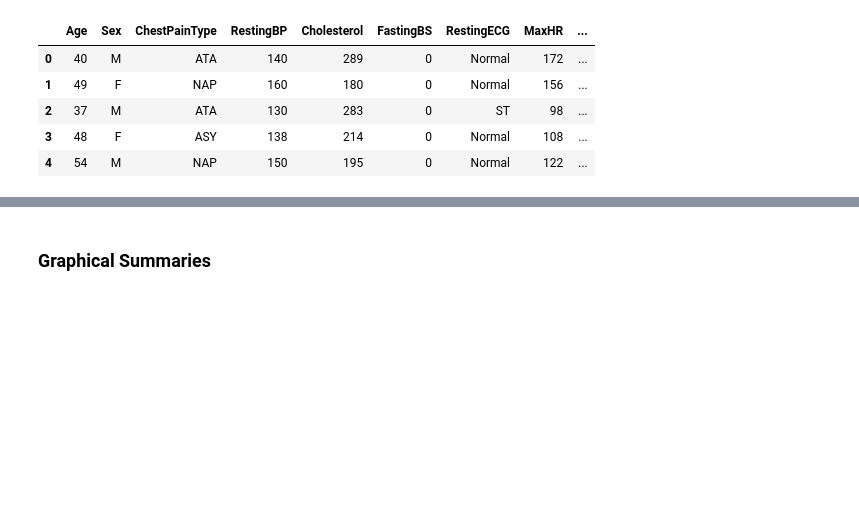
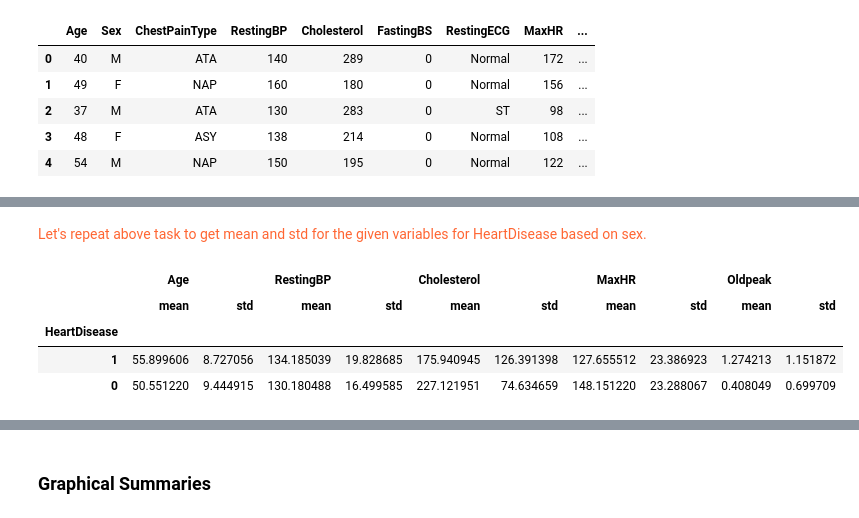
Before and after one commit to akoncsugit/HeartFailure, a Jupyter notebook: FinalProject.ipynb, the cells around one changed output, grey strips where cells are left out. Cells and saved outputs as stored; diff of their text form; code cells hidden in the pictures; blank space fills up the shorter version.

```diff
--- a/FinalProject.ipynb
+++ b/FinalProject.ipynb
@@ -64,0 +115,14 @@ only showing top 5 rows
+# %% [markdown]
+<p  style="color:#ff6633;"> Let's repeat above task to get mean and std for the given variables for HeartDisease based on sex. </p>
+# %%
+psdf_heart_summ_group = psdf_heart.groupby('HeartDisease').agg({'Age': ['mean', 'std'], 'RestingBP': ['mean', 'std'], \
+                                  'Cholesterol': ['mean', 'std'], 'MaxHR': ['mean', 'std'], \
+                                  'Oldpeak': ['mean', 'std'] \
+                          })
+psdf_heart_summ_group
+# %% [output]
+|  | Age |  | RestingBP |  | Cholesterol |  | MaxHR |  | Oldpeak |  |
+|  | mean | std | mean | std | mean | std | mean | std | mean | std |
+| HeartDisease |  |  |  |  |  |  |  |  |  |  |
+| 1 | 55.899606 | 8.727056 | 134.185039 | 19.828685 | 175.940945 | 126.391398 | 127.655512 | 23.386923 | 1.274213 | 1.151872 |
+| 0 | 50.551220 | 9.444915 | 130.180488 | 16.499585 | 227.121951 | 74.634659 | 148.151220 | 23.288067 | 0.408049 | 0.699709 |
```
Also changed, not shown: parts of 18 cells of this notebook.
